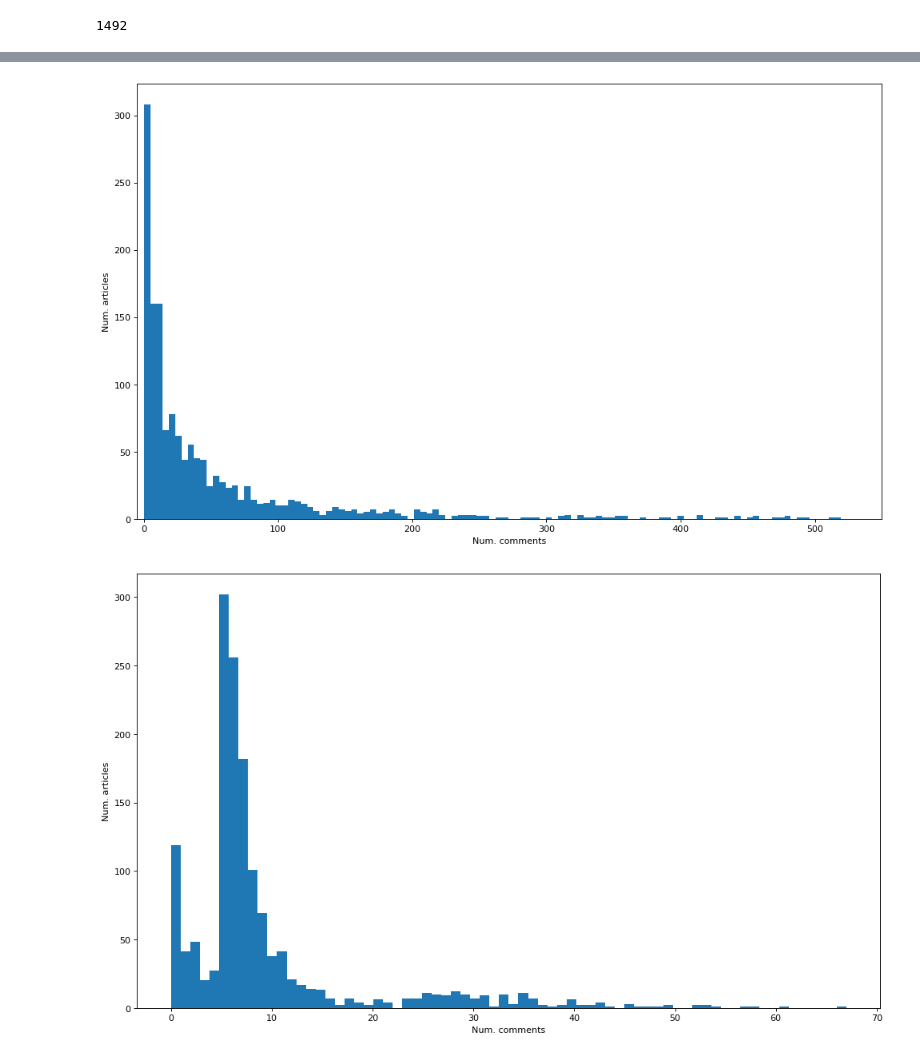
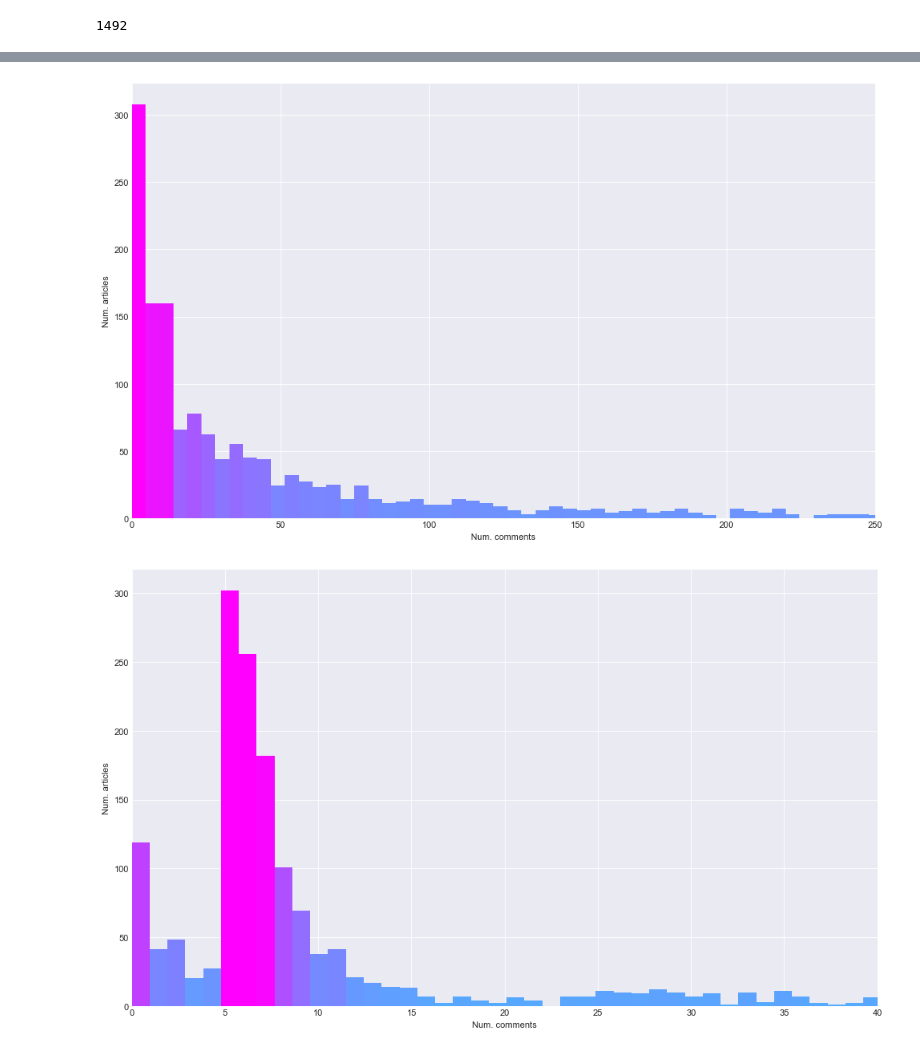
Before and after one commit to Kronii/NLP-2022, a Jupyter notebook: src/parsers/final_data_parser.ipynb, the cells around one changed output, grey strips where cells are left out. Saved outputs shown, nothing was run; the diff lists cells and outputs as text; code cells hidden in the pictures.

Commit message:
chart images beautifyed

```diff
--- a/src/parsers/final_data_parser.ipynb
+++ b/src/parsers/final_data_parser.ipynb
@@ -6,8 +6,13 @@ import math
 from collections import defaultdict
 import numpy as np
 import random
+
+my_cmap = plt.get_cmap("cool")
+rescale = lambda y: (y - np.min(y)) / (np.max(y) - np.min(y))
+style = plt.style.library['seaborn-darkgrid']
+plt.style.use(style)
 # %%
-with open(os.path.join("data", "final_data.json"), "r") as f:
+with open(os.path.join("../../data", "data.json"), "r") as f:
     data = json.loads(f.read())
 # %%
 comments_rtvslo = []
@@ -64,24 +70,34 @@ plt.show()
 # %%
 plt.figure(figsize=(15, 9), dpi=80, facecolor='white')
-plt.hist(comments_rtvslo, bins=350)
+n, bins, patches = plt.hist(comments_rtvslo, bins=350)
+
+col = (n-n.min())/(n.max()-n.min()) + 0.4
+for c, p in zip(col, patches):
+    plt.setp(p, 'facecolor', my_cmap(c))
 plt.xlabel("Num. comments")
 plt.ylabel("Num. articles")
-plt.xlim(-5,550)
+plt.xlim(0,250)
 
 plt.savefig("../img/histogram_rtvslo.png", bbox_inches='tight')
 plt.show()
 # %% [output]
-[figure, old version]
+[figure, new version]
 # %%
 plt.figure(figsize=(15, 9), dpi=80, facecolor='white')
-plt.hist(comments_24ur, bins=70)
+n, bins, patches = plt.hist(comments_24ur, bins=70)
+plt.xlim(0, 40)
+# To normalize your values
+col = (n-n.mean())/(n.max()-n.mean()) + 0.4
+for c, p in zip(col, patches):
+    plt.setp(p, 'facecolor', my_cmap(c))
+
 plt.xlabel("Num. comments")
 plt.ylabel("Num. articles")
 
 plt.savefig("../img/histogram_24ur.png", bbox_inches='tight')
 plt.show()
 # %% [output]
-[figure, old version]
+[figure, new version]
 # %%
 category_data = defaultdict(list)
 for idx, article in enumerate(data):
```
Also changed, not shown: parts of 5 cells of this notebook, 5 other files.
